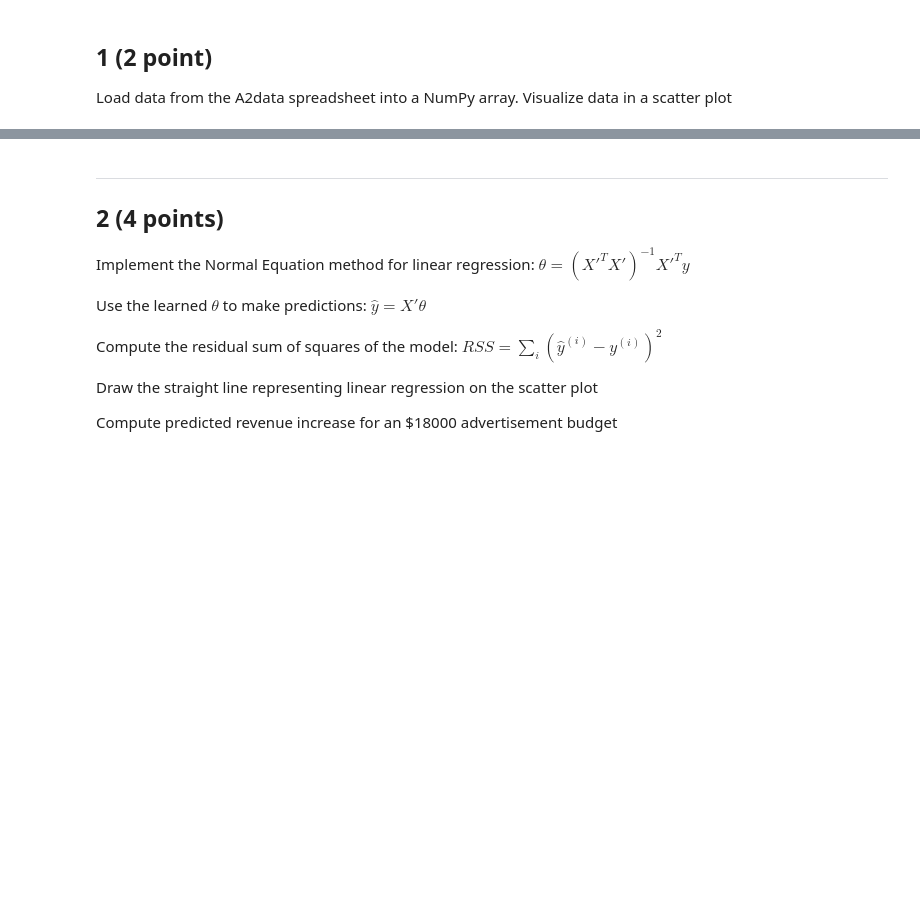
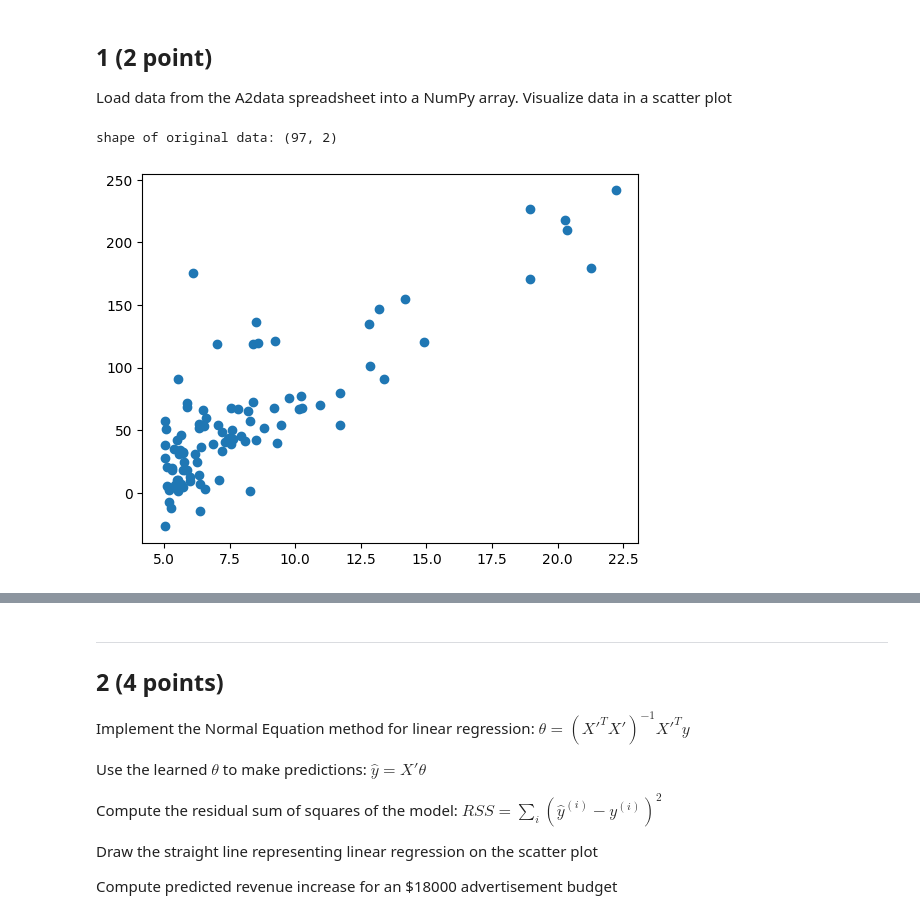
Before and after one commit to pinheiroju/Machine-Learning, a Jupyter notebook: A2/A2_Linear_Regression_JulianaPinheiro.ipynb, the cells around one changed output, grey strips where cells are left out. Saved outputs shown, nothing was run; the diff lists cells and outputs as text; code cells hidden in the pictures; blank space fills up the shorter version.

```diff
--- a/A2/A2_Linear_Regression_JulianaPinheiro.ipynb
+++ b/A2/A2_Linear_Regression_JulianaPinheiro.ipynb
@@ -43,23 +43,26 @@ Load data from the A2data spreadsheet into a NumPy array. Visualize data in a sc
 # %%
 # Load data
 
 # Load data from Excel into a pandas DataFrame
 df = pd.read_excel('A2data.xlsx')
 
 # Extract the two columns and convert them to a NumPy array
 data = df[['x', 'y']].to_numpy()
 
 print('shape of original data:', data.shape) # Check if data is 97 by 2
 
 
 #Start your code
 
 #It is a good idea to visualize data on a scatter plot, if possible. Here we can.
 #Plot original data
-
-
+plt.scatter(data[:,0], data[:,1])
+plt.show()
 
 #End your code
+# %% [output]
+shape of original data: (97, 2)
+[figure, added]
 # %% [markdown]
 # Expected Output
 
```
Also changed, not shown: parts of 6 cells of this notebook, 5 other files.
